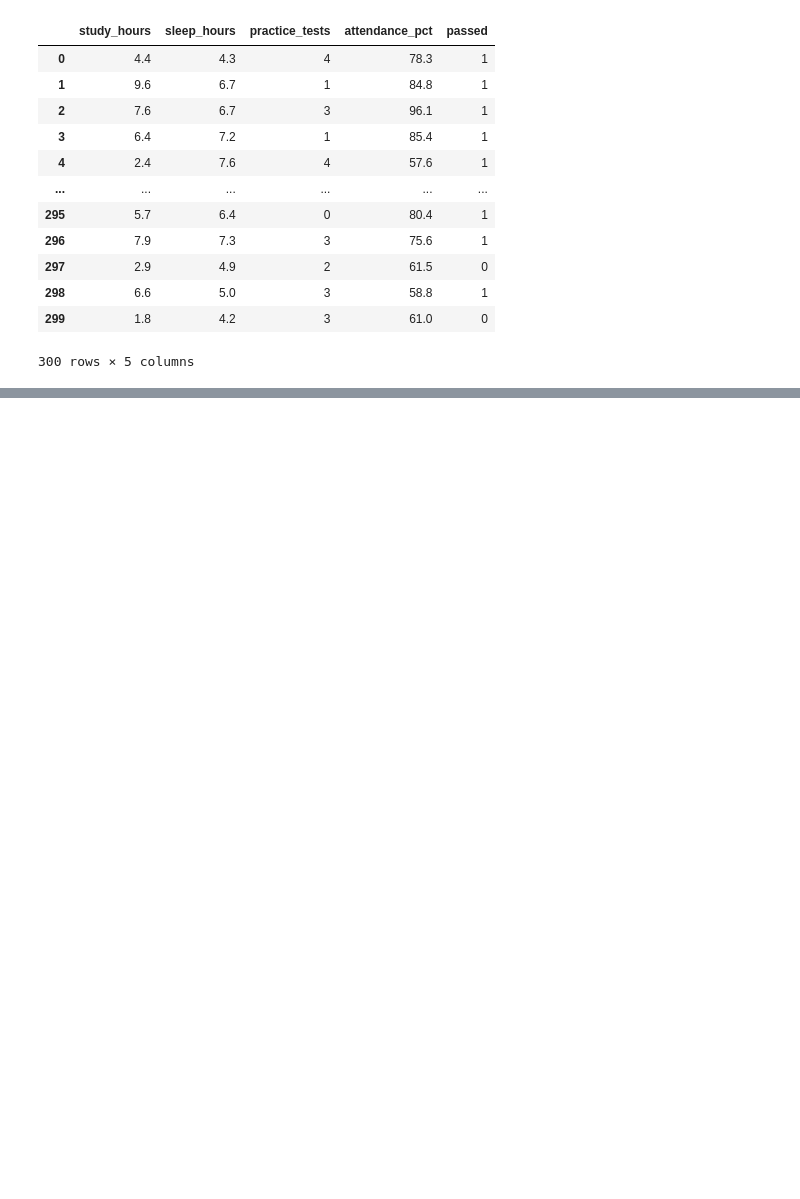
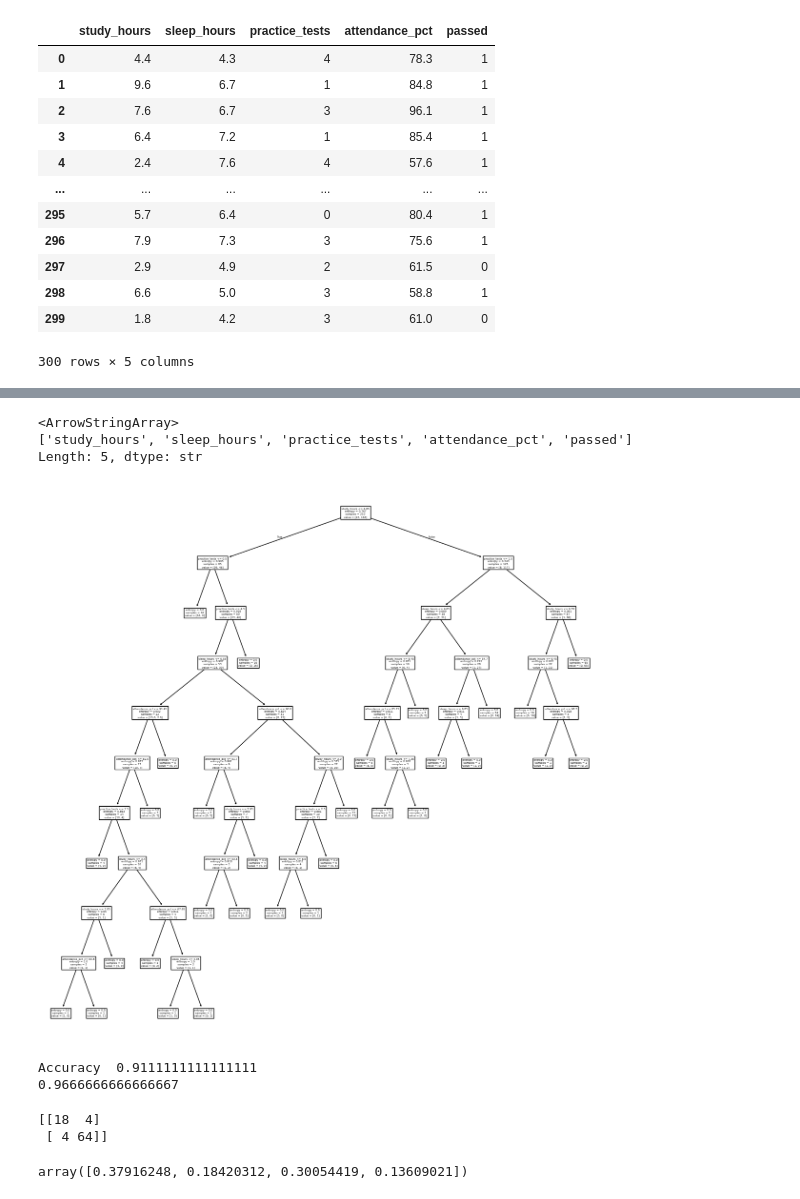
Before and after one commit to dapatel2212/Python-sem4, a Jupyter notebook: randomforest.ipynb, the cells around one changed output, grey strips where cells are left out. Cells and saved outputs as stored; diff of their text form; code cells hidden in the pictures; blank space fills up the shorter version.

Commit message:
random forest completed

```diff
--- a/randomforest.ipynb
+++ b/randomforest.ipynb
@@ -61,3 +63,14 @@ df
 | 298 | 6.6 | 5.0 | 3 | 58.8 | 1 |
 | 299 | 1.8 | 4.2 | 3 | 61.0 | 0 |
 300 rows × 5 columns
+# %%
+from sklearn.tree import DecisionTreeClassifier,export_text,plot_tree
+from sklearn.model_selection import train_test_split
+from sklearn.metrics import accuracy_score
+y = df["passed"]
+x = df.drop("passed", axis=1)
+x_train,x_test,y_train,y_test = train_test_split(x,y,test_size=0.3,random_state=20)
+dt = DecisionTreeClassifier(criterion='entropy',random_state=20)
+dt.fit(x_train,y_train)
+y_pred = dt.predict(x_test)
+print("Accuracy ", accuracy_score(y_test, y_pred))
@@ -63,0 +105,13 @@ df
+# %%
+df.columns.values
+# %% [output]
+<ArrowStringArray>
+['study_hours', 'sleep_hours', 'practice_tests', 'attendance_pct', 'passed']
+Length: 5, dtype: str
+# %%
+import matplotlib.pyplot as plt
+plt.figure(figsize=(15,15))
+plot_tree(dt,feature_names=["study_hours", "sleep_hours", "practice_tests", "attendance_pct"])
+plt.show()
+# %% [output]
+[figure, added]
@@ -63,0 +133,17 @@ df
+# %%
+from sklearn.metrics import accuracy_score, confusion_matrix
+print("Accuracy ", accuracy_score(y_test, y_pred))
+y_pred_train = rf.predict(x_train)
+print(accuracy_score(y_train,y_pred_train))
+# %% [output]
+Accuracy  0.9111111111111111
+0.9666666666666667
+# %%
+print(confusion_matrix(y_test,y_pred))
+# %% [output]
+[[18  4]
+ [ 4 64]]
+# %%
+rf.feature_importances_
+# %% [output]
+array([0.37916248, 0.18420312, 0.30054419, 0.13609021])
```
Also changed, not shown: parts of 11 cells of this notebook.
